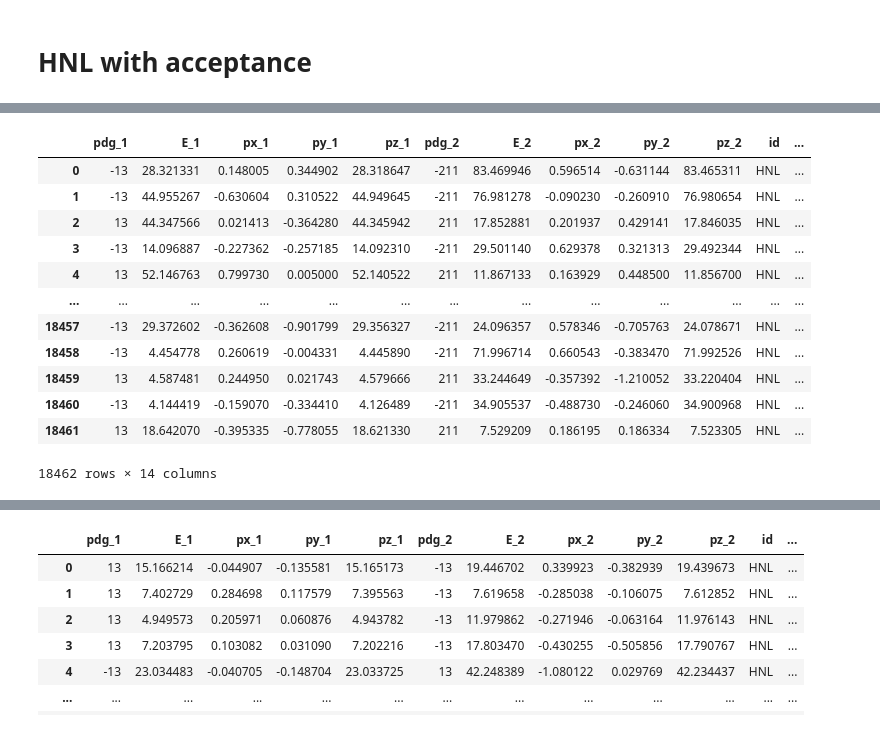
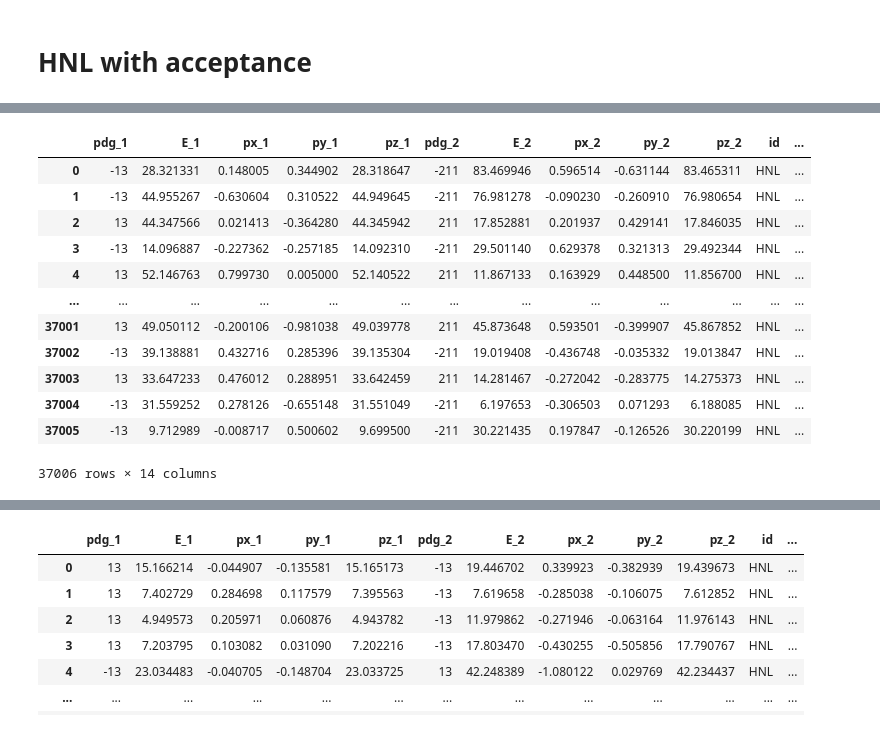
Before and after one commit to eduard322/HNL_classification, a Jupyter notebook: process_data.ipynb, the cells around one changed output, grey strips where cells are left out. Cells and saved outputs as stored; diff of their text form; code cells hidden in the pictures.

```diff
--- a/process_data.ipynb
+++ b/process_data.ipynb
@@ -279,19 +259,19 @@ Data_hnl
 # %%
-Data_hnl = pd.read_csv("HNLmerge_new_geom_1m", sep = "\t", header = None)
+Data_hnl = pd.read_csv("data/HNLmerge_new_geom_1m_2", sep = "\t", header = None)
 Data_hnl.columns = ["pdg_1", "E_1", "px_1", "py_1", "pz_1", "pdg_2", "E_2", "px_2", "py_2", "pz_2", "id", "x", "y", "z"]
 #Data_hnl.columns = ["E_1", "px_1", "py_1", "pz_1", "E_2", "px_2", "py_2", "pz_2", "id", "x", "y", "z"]
 Data_hnl
 # %% [output]
 |  | pdg_1 | E_1 | px_1 | py_1 | pz_1 | pdg_2 | E_2 | px_2 | py_2 | pz_2 | id | ... |
 | 0 | -13 | 28.321331 | 0.148005 | 0.344902 | 28.318647 | -211 | 83.469946 | 0.596514 | -0.631144 | 83.465311 | HNL | ... |
 | 1 | -13 | 44.955267 | -0.630604 | 0.310522 | 44.949645 | -211 | 76.981278 | -0.090230 | -0.260910 | 76.980654 | HNL | ... |
 | 2 | 13 | 44.347566 | 0.021413 | -0.364280 | 44.345942 | 211 | 17.852881 | 0.201937 | 0.429141 | 17.846035 | HNL | ... |
 | 3 | -13 | 14.096887 | -0.227362 | -0.257185 | 14.092310 | -211 | 29.501140 | 0.629378 | 0.321313 | 29.492344 | HNL | ... |
 | 4 | 13 | 52.146763 | 0.799730 | 0.005000 | 52.140522 | 211 | 11.867133 | 0.163929 | 0.448500 | 11.856700 | HNL | ... |
 | ... | ... | ... | ... | ... | ... | ... | ... | ... | ... | ... | ... | ... |
-| 18457 | -13 | 29.372602 | -0.362608 | -0.901799 | 29.356327 | -211 | 24.096357 | 0.578346 | -0.705763 | 24.078671 | HNL | ... |
-| 18458 | -13 | 4.454778 | 0.260619 | -0.004331 | 4.445890 | -211 | 71.996714 | 0.660543 | -0.383470 | 71.992526 | HNL | ... |
-| 18459 | 13 | 4.587481 | 0.244950 | 0.021743 | 4.579666 | 211 | 33.244649 | -0.357392 | -1.210052 | 33.220404 | HNL | ... |
-| 18460 | -13 | 4.144419 | -0.159070 | -0.334410 | 4.126489 | -211 | 34.905537 | -0.488730 | -0.246060 | 34.900968 | HNL | ... |
-| 18461 | 13 | 18.642070 | -0.395335 | -0.778055 | 18.621330 | 211 | 7.529209 | 0.186195 | 0.186334 | 7.523305 | HNL | ... |
+| 37001 | 13 | 49.050112 | -0.200106 | -0.981038 | 49.039778 | 211 | 45.873648 | 0.593501 | -0.399907 | 45.867852 | HNL | ... |
+| 37002 | -13 | 39.138881 | 0.432716 | 0.285396 | 39.135304 | -211 | 19.019408 | -0.436748 | -0.035332 | 19.013847 | HNL | ... |
+| 37003 | 13 | 33.647233 | 0.476012 | 0.288951 | 33.642459 | 211 | 14.281467 | -0.272042 | -0.283775 | 14.275373 | HNL | ... |
+| 37004 | -13 | 31.559252 | 0.278126 | -0.655148 | 31.551049 | -211 | 6.197653 | -0.306503 | 0.071293 | 6.188085 | HNL | ... |
+| 37005 | -13 | 9.712989 | -0.008717 | 0.500602 | 9.699500 | -211 | 30.221435 | 0.197847 | -0.126526 | 30.220199 | HNL | ... |
-18462 rows × 14 columns
+37006 rows × 14 columns
```
Also changed, not shown: parts of 18 cells of this notebook, 4 other files.
